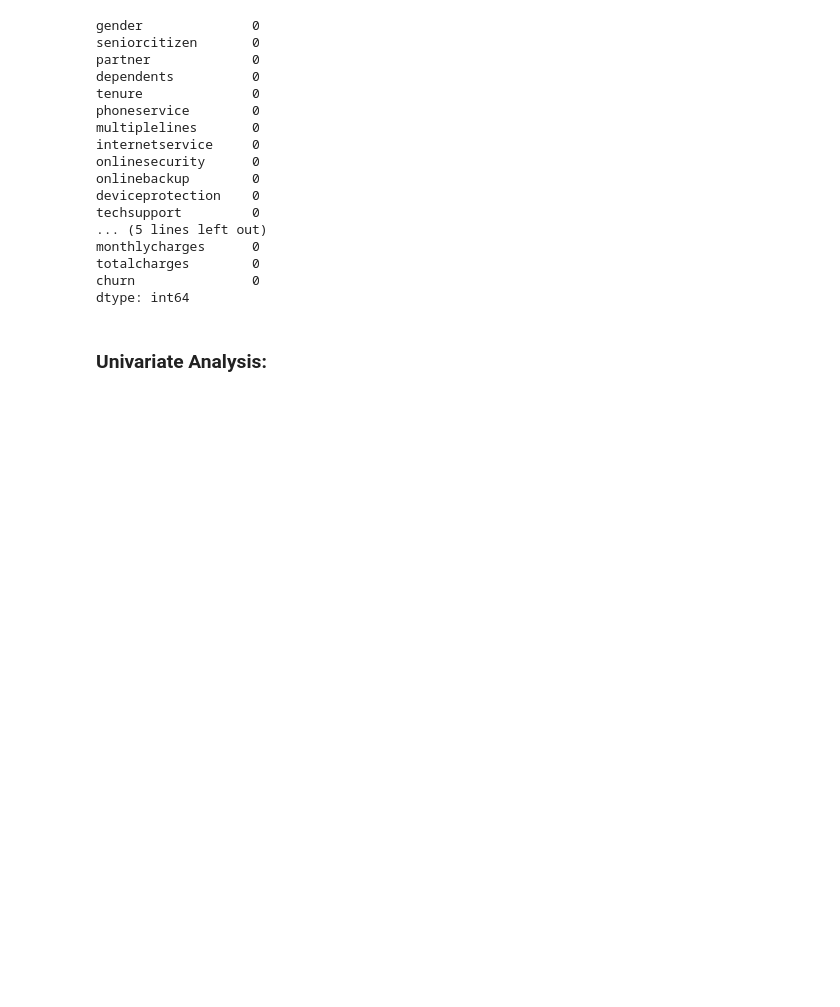
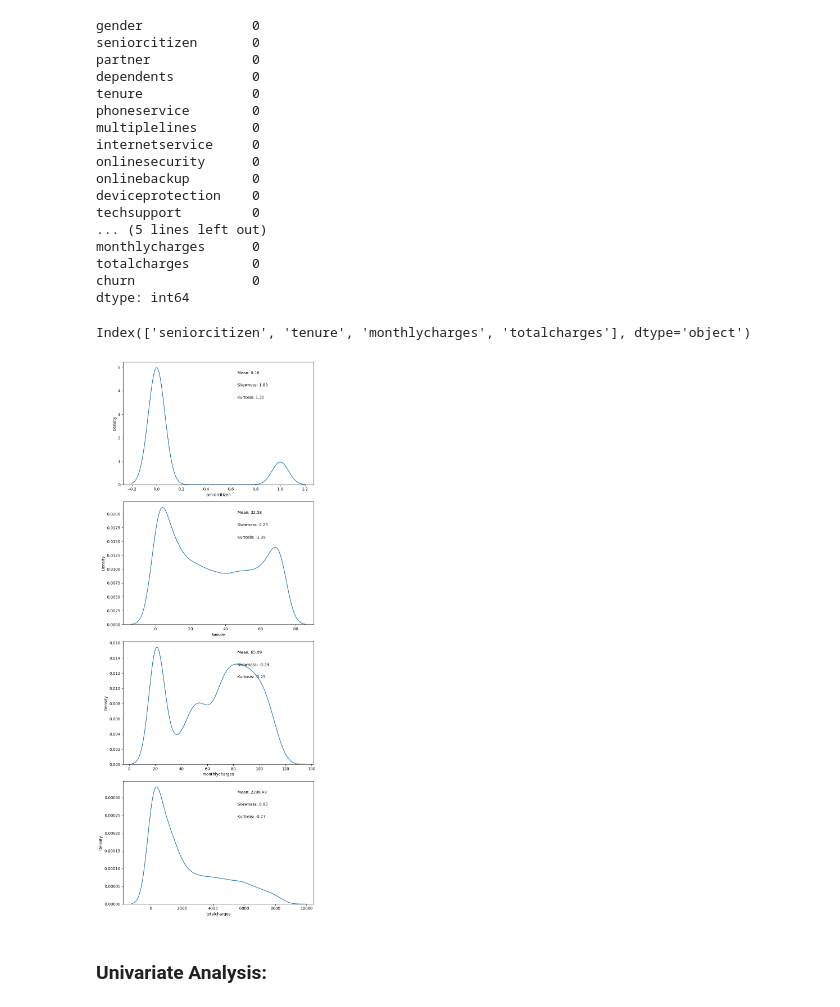
Before and after one commit to MumoMutiso/LP2-Curium-, a Jupyter notebook: notebook.ipynb, the cells around one changed output. Saved outputs shown, nothing was run; the diff lists cells and outputs as text; code cells hidden in the pictures; blank space fills up the shorter version.

```diff
--- a/notebook.ipynb
+++ b/notebook.ipynb
@@ -497,6 +498,33 @@ monthlycharges      0
 totalcharges        0
 churn               0
 dtype: int64
+# %%
+numerical_columns = train_df.select_dtypes('number').columns
+numerical_columns
+# %% [output]
+Index(['seniorcitizen', 'tenure', 'monthlycharges', 'totalcharges'], dtype='object')
+# %%
+# Plot KDEs(kernel density estimation) for all columns
+fig, axes = plt.subplots(nrows=len(numerical_columns), figsize=(8, 20))
+for i, col in enumerate(numerical_columns):
+    sns.kdeplot(data=train_df, x=col, ax=axes[i])
+    axes[i].set_xlabel(col)
+    axes[i].set_ylabel('Density')
+
+    # Calculate mean, skewness, and kurtosis
+    mean_val = train_df[col].mean()
+    skewness_val = train_df[col].skew()
+    kurtosis_val = train_df[col].kurtosis()
+
+    # Add mean, skewness, and kurtosis as text annotations
+    axes[i].text(0.6, 0.9, f'Mean: {mean_val:.2f}', transform=axes[i].transAxes)
+    axes[i].text(0.6, 0.8, f'Skewness: {skewness_val:.2f}', transform=axes[i].transAxes)
+    axes[i].text(0.6, 0.7, f'Kurtosis: {kurtosis_val:.2f}', transform=axes[i].transAxes)
+
+plt.tight_layout()
+plt.show()
+# %% [output]
+[figure, added]
 # %% [markdown]
 ### Univariate Analysis:
 # %%
```
Also changed, not shown: parts of 30 cells of this notebook.
